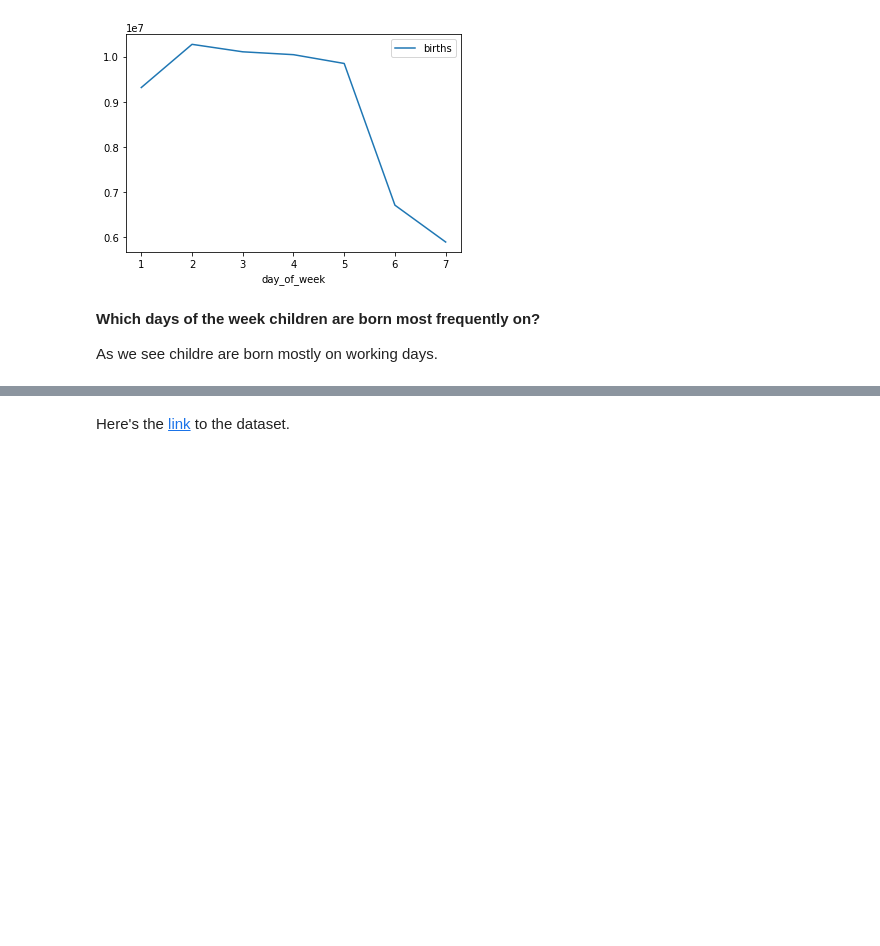
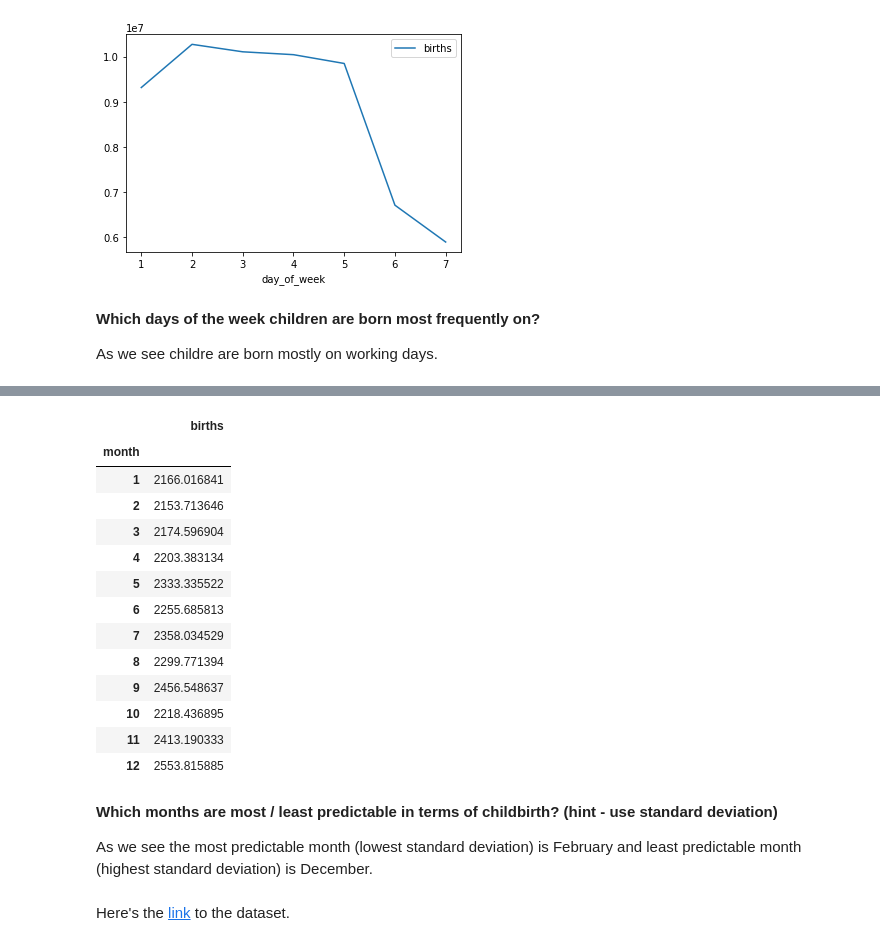
Before and after one commit to tomwrx/Data-Science-and-AI, a Jupyter notebook: Demo_subproject.ipynb, the cells around one changed output, grey strips where cells are left out. Drawn from its saved outputs; the diff is of its cells as text; code cells hidden in the pictures; blank space fills up the shorter version.

```diff
--- a/Demo_subproject.ipynb
+++ b/Demo_subproject.ipynb
@@ -431,3 +431,25 @@ As we see December has a lowest number for a childbirth per day. The highest chi
+# %%
+month_std = df.groupby(df['month']).agg({'births': 'std'})
+month_std
+# %% [output]
+|  | births |
+| month |  |
+| 1 | 2166.016841 |
+| 2 | 2153.713646 |
+| 3 | 2174.596904 |
+| 4 | 2203.383134 |
+| 5 | 2333.335522 |
+| 6 | 2255.685813 |
+| 7 | 2358.034529 |
+| 8 | 2299.771394 |
+| 9 | 2456.548637 |
+| 10 | 2218.436895 |
+| 11 | 2413.190333 |
+| 12 | 2553.815885 |
+# %% [markdown]
+**Which months are most / least predictable in terms of childbirth? (hint - use standard deviation)**
+
+As we see the most predictable month (lowest standard deviation) is February and least predictable month (highest standard deviation) is December.
 # %% [markdown]
 Here's the [link](https://raw.githubusercontent.com/fivethirtyeight/data/master/births/US_births_2000-2014_SSA.csv) to the dataset.
 # %% [markdown]
```
Also changed, not shown: parts of 2 cells of this notebook.
